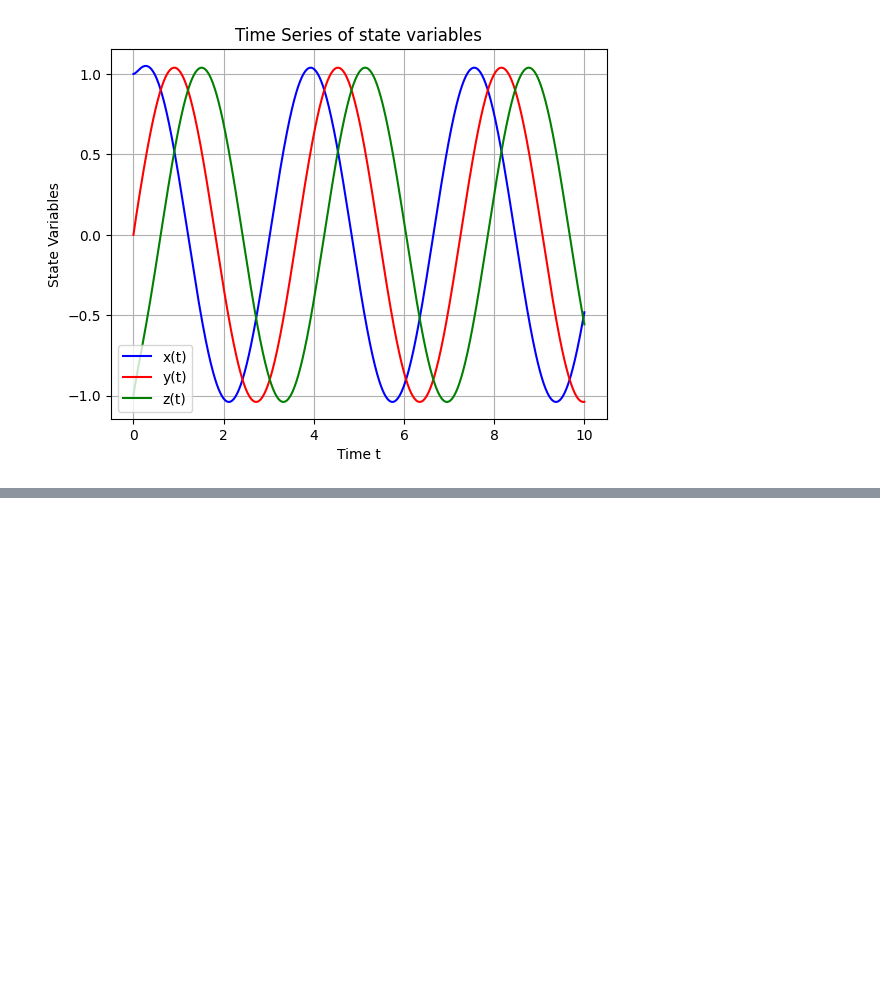
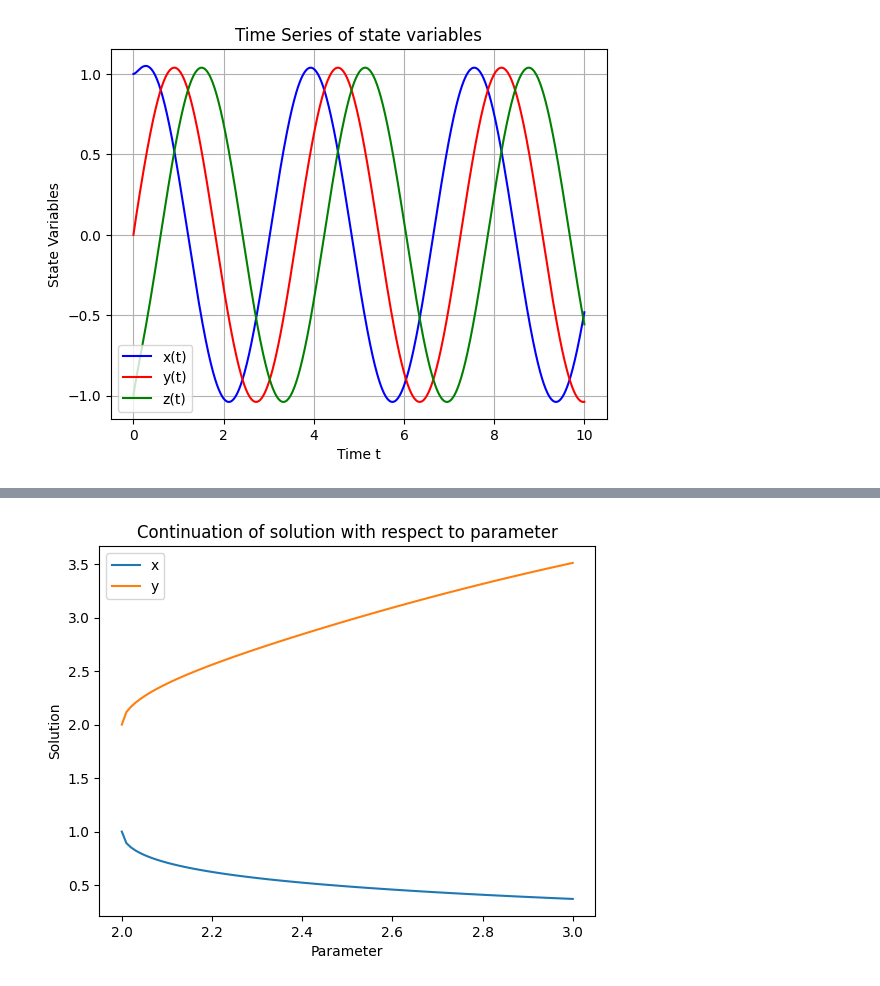
Before and after one commit to jjb023/ScientificComputing, a Jupyter notebook: Report.ipynb, the cells around one changed output, grey strips where cells are left out. Cells and saved outputs as stored; diff of their text form; code cells hidden in the pictures; blank space fills up the shorter version.

```diff
--- a/Report.ipynb
+++ b/Report.ipynb
@@ -89,0 +100,17 @@ Optimized Period: T = 3.63
+# %%
+# 1c
+
+f = brusselator
+u0 = [0.37, 3.51]
+parvalues = (3, 2, 100)
+parameter = 'B'
+Tguess = 6.5
+phasecondition = brusspc
+discretisation = 'shooting'
+A = 1
+
+u0, parvals, Ts = natpar(f, [u0], parvalues, parameter, Tguess, phasecondition, discretisation, A = A, B = B)
+# print(parvals)
+plot_continuation(u0, parvals)
+# %% [output]
+[figure, added]
```
Also changed, not shown: parts of 5 cells of this notebook, 2 other files.
